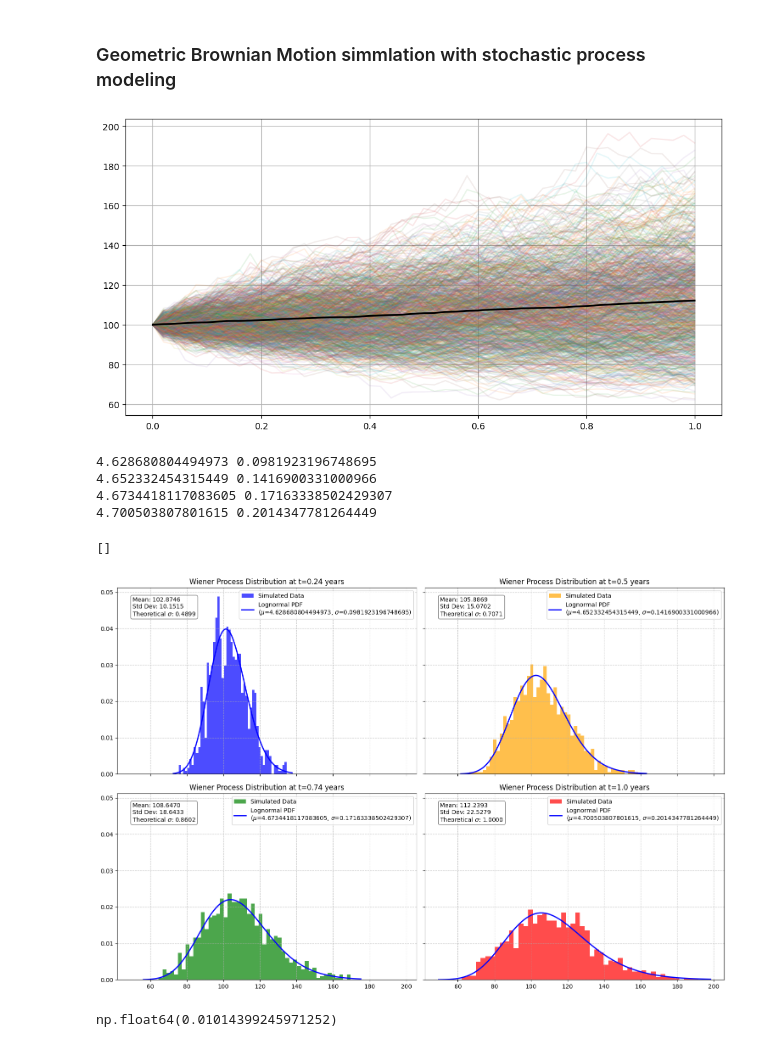
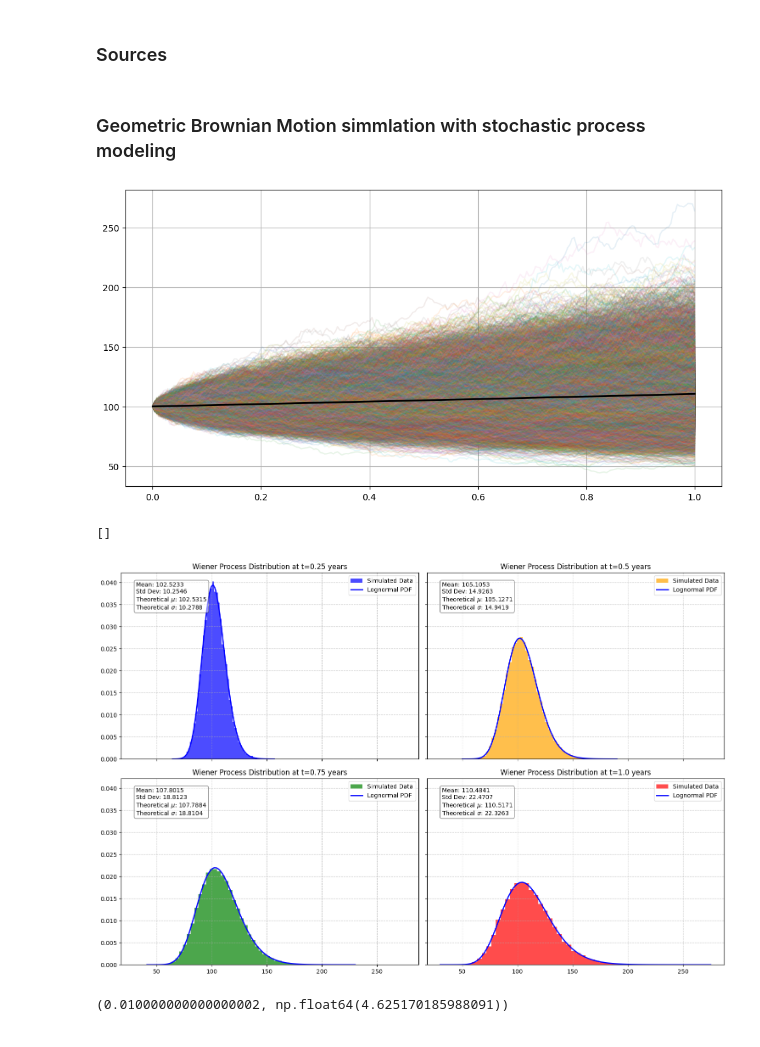
Before and after one commit to drafal2/QuantitativeFinance, a Jupyter notebook: Practicing_Notebooks/GeometricBrownianMotionEquity.ipynb, the cells around one changed output. Cells and saved outputs as stored; diff of their text form; code cells hidden in the pictures.

```diff
--- a/Practicing_Notebooks/GeometricBrownianMotionEquity.ipynb
+++ b/Practicing_Notebooks/GeometricBrownianMotionEquity.ipynb
@@ -5,3 +5,5 @@ import yfinance as yf
 import matplotlib.pyplot as plt
 import seaborn as sns
 from scipy.stats import norm, lognorm
+# %% [markdown]
+### Sources
@@ -8,10 +13,10 @@ from scipy.stats import norm, lognorm
 # %% [markdown]
 ### Geometric Brownian Motion simmlation with stochastic process modeling
 # %%
-trading_days_in_year = 50
+trading_days_in_year = 252
 T = 1.0
 steps = int(T * trading_days_in_year)
-path_count = 2**10
+path_count = 2**15
 s0 = 100
 r = 0.1
 sigma = 0.2
@@ -31,7 +36,7 @@ plt.plot(x_axis, np.mean(paths, axis=0), color='black', linewidth=2, label='Mean
 plt.grid(True)
 plt.show()
 # %% [output]
-[figure, old version]
+[figure, new version]
 # %%
 indicies = [int(steps / 4), int(steps / 2), int(3 * steps / 4), steps]
 titles = [f'Wiener Process Distribution at t={np.round(ind / trading_days_in_year, 2)} years' for ind in indicies]
@@ -39,50 +44,49 @@ colors = ['blue', 'orange', 'green', 'red']
 
 fig, axes = plt.subplots(nrows=2, ncols=2, figsize=(15, 10), sharex=True, sharey=True)
 axes = axes.flatten()
 
 for i, ax in enumerate(axes):
     idx = indicies[i]
     data = paths.T[idx, :]
 
     ax.hist(data, bins=50, color=colors[i], alpha=0.7, density=True, label='Simulated Data')
 
     # A critical detail when using scipy.stats.lognorm is its parametrization:
     # Shape parameter: This corresponds to the standard deviation sigma of the logarithm
     # Scale parameter: This corresponds to exp(mu), where mu is the mean of the logarithm.
-    mu = np.log(paths.T[idx, :]).mean()  # TODO: more info regarding lognormal distribution
-    sigma = np.log(paths.T[idx, :]).std()
-    print(mu, sigma)
+    dist_mu = np.log(paths.T[idx, :]).mean()  # TODO: more info regarding lognormal distribution
+    dist_sigma = np.log(paths.T[idx, :]).std()
 
-    dist = lognorm(s=sigma, scale=np.exp(mu))
+    dist = lognorm(s=dist_sigma, scale=np.exp(dist_mu))
     x_range = np.linspace(ax.get_xlim()[0], ax.get_xlim()[1], 100)
     pdf = dist.pdf(x_range)
 
-    ax.plot(x_range, pdf, 'b-', lw=2, label=f'Lognormal PDF\n($\mu$={mu}, $\sigma$={sigma})')
+    ax.plot(x_range, pdf, 'b-', lw=2, label='Lognormal PDF')
     ax.grid(True, linestyle='--', alpha=0.7)
+
+    t_period = idx / trading_days_in_year
 
     stats_text = (f'Mean: {data.mean():.4f}\n'
                   f'Std Dev: {data.std():.4f}\n'
-                  f'Theoretical $\sigma$: {np.sqrt(idx / trading_days_in_year):.4f}')  # TODO: more relevant info
+                  f'Theoretical $\mu$: {(s0 * np.exp(r * t_period)):.4f}\n'
+                  f'Theoretical $\sigma$: {np.sqrt(s0**2 * np.exp(2*r*t_period) * (np.exp(sigma**2*t_period) - 1)):.4f}')  # TODO: more relevant info
     ax.text(0.05, 0.95, stats_text, transform=ax.transAxes, fontsize=10,
             verticalalignment='top', bbox=dict(boxstyle='round', facecolor='white', alpha=0.5))
 
     ax.set_title(titles[i])
     ax.legend()
 
 plt.tight_layout()
 plt.plot()
 # %% [output]
-4.628680804494973 0.0981923196748695
-4.652332454315449 0.1416900331000966
-4.6734418117083605 0.17163338502429307
-4.700503807801615 0.2014347781264449
+[]
-[]
-[figure, old version]
+[figure, new version]
 # %%
 # Parameters of normal distribution for logarithm of prices, TODO: check if correct
 norm_mu = sigma ** 2 * ( (steps / 4) / trading_days_in_year )
 norm_sigma = np.log(s0) + (r - (sigma**2 / 2)) * np.round((steps / 4) / trading_days_in_year, 2)
+norm_mu, norm_sigma
 # %% [output]
-np.float64(0.01014399245971252)
+(0.010000000000000002, np.float64(4.625170185988091))
 # %%
 # TODO: compare with closed form solution of GBM
```
Also changed, not shown: parts of 1 cell of this notebook, 2 other files.
